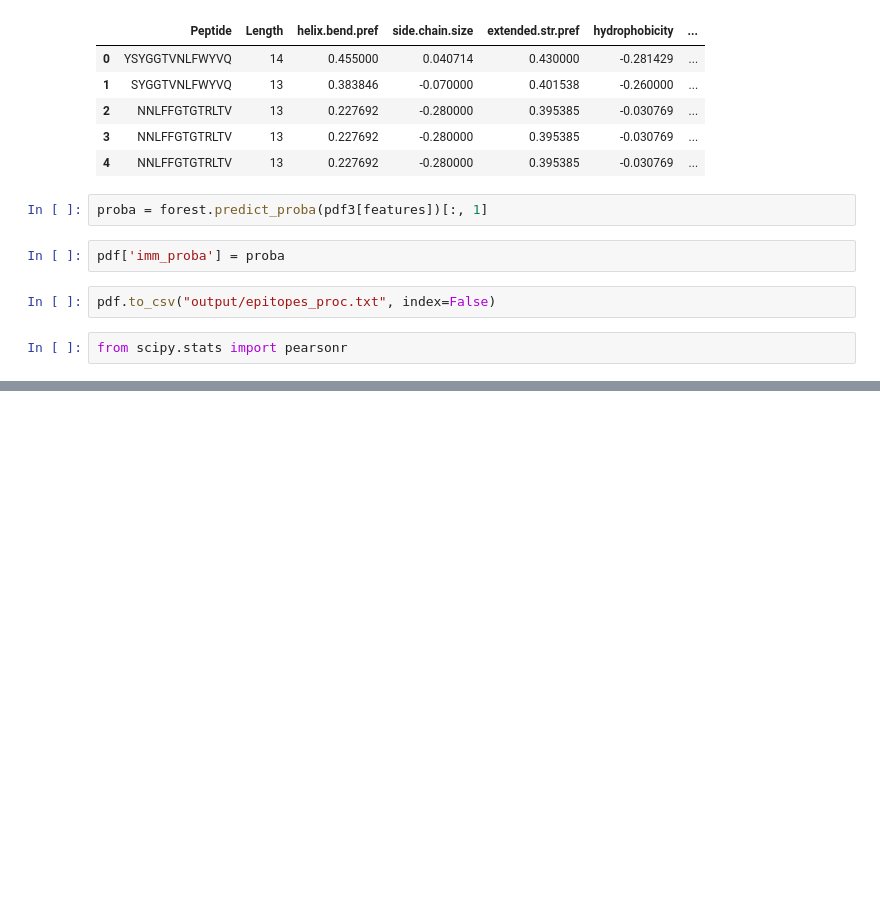
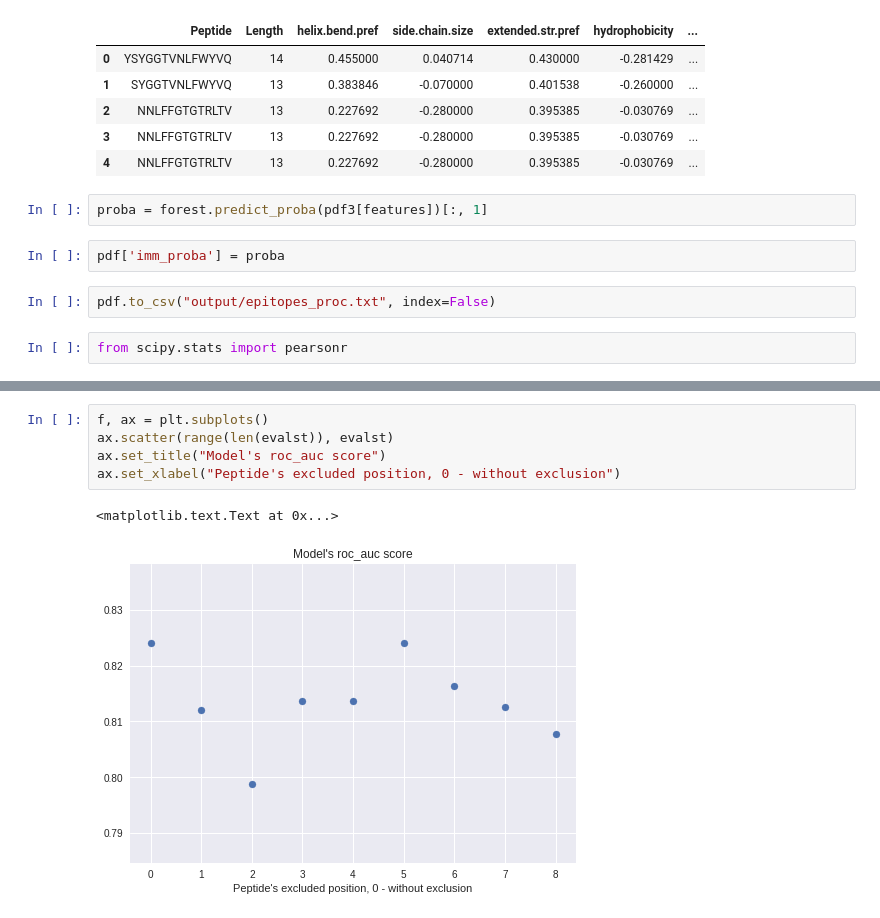
Before and after one commit to antigenomics/ipred, a Jupyter notebook: 2018.04.17 _imm_model.ipynb, the cells around one changed output, grey strips where cells are left out. Saved outputs shown, nothing was run; the diff lists cells and outputs as text; blank space fills up the shorter version.

```diff
--- a/2018.04.17 _imm_model.ipynb
+++ b/2018.04.17 _imm_model.ipynb
@@ -449,0 +583,8 @@ from scipy.stats import pearsonr
+# %%
+f, ax = plt.subplots()
+ax.scatter(range(len(evalst)), evalst)
+ax.set_title("Model's roc_auc score")
+ax.set_xlabel("Peptide's excluded position, 0 - without exclusion")
+# %% [output]
+<matplotlib.text.Text at 0x...>
+[figure, added]
```
Also changed, not shown: parts of 21 cells of this notebook, 5 other files.
